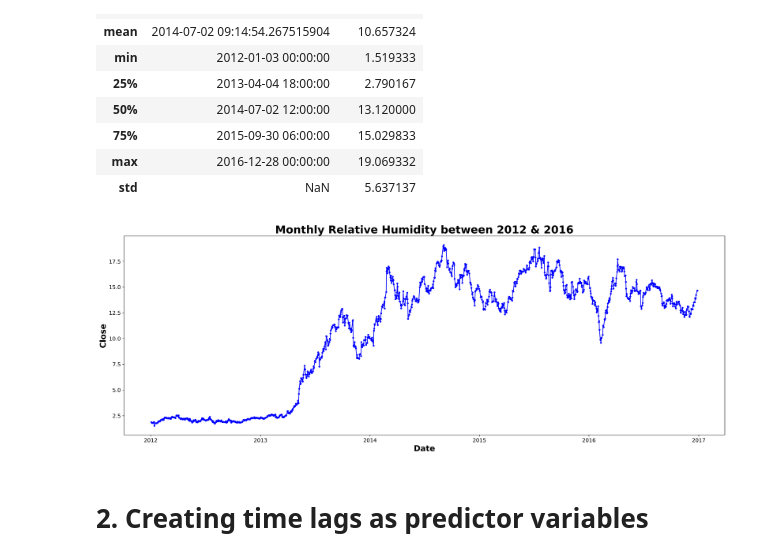
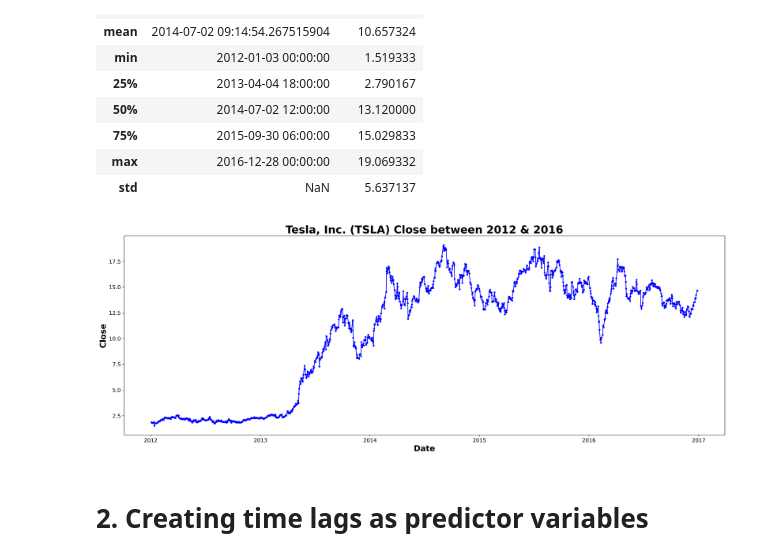
Before and after one commit to domo-shark/ANN-Timeseries, a Jupyter notebook: Rainfall(Timeseries_Forecast)_ANN_Demo_for_class_2023_Student_ver(Colab).ipynb, the cells around one changed output. Saved outputs shown, nothing was run; the diff lists cells and outputs as text; code cells hidden in the pictures.

```diff
--- a/Rainfall(Timeseries_Forecast)_ANN_Demo_for_class_2023_Student_ver(Colab).ipynb
+++ b/Rainfall(Timeseries_Forecast)_ANN_Demo_for_class_2023_Student_ver(Colab).ipynb
@@ -74,7 +74,7 @@ def RSE_calculate(y_true, y_pred, Root=False):
 #load data(sometimes need to use "/")
 #df = pd.read_csv('D:/pythonData/python_demo_data/Rainfall_Forecast.csv')
 # Colab
-df = pd.read_csv('')
+df = pd.read_csv('D:/Program_Files/Python/venv/venv/data/Timeseries Forecas/TSLA1.csv')
 df
 # %% [output]
 |  | Date | Y |
@@ -141,20 +141,20 @@ new_df.describe()
 # %%
 # Plot Y and its corresponding date
 # Figure setting
 plt.figure(figsize=(24,8),dpi=300)
-plt.title('Monthly Relative Humidity between 2012 & 2016',weight='bold',fontsize=24)
+plt.title('Tesla, Inc. (TSLA) Close between 2012 & 2016',weight='bold',fontsize=24)
 plt.xlabel('Date',fontsize=18,weight='bold')
 plt.ylabel('Close',fontsize=18,weight='bold')
 
 # Actual by predicted plot
 plt.plot(new_df['Date'],new_df['Y'],marker='.',color='blue')
 
 # Set the axis
 plt.xticks(fontsize=12)
 plt.yticks(fontsize=12)
 plt.show()
 # %% [output]
-[figure, old version]
+[figure, new version]
 # %% [markdown]
 # 2. Creating time lags as predictor variables
 # %% [markdown]
```
Also changed, not shown: parts of 9 cells of this notebook.
